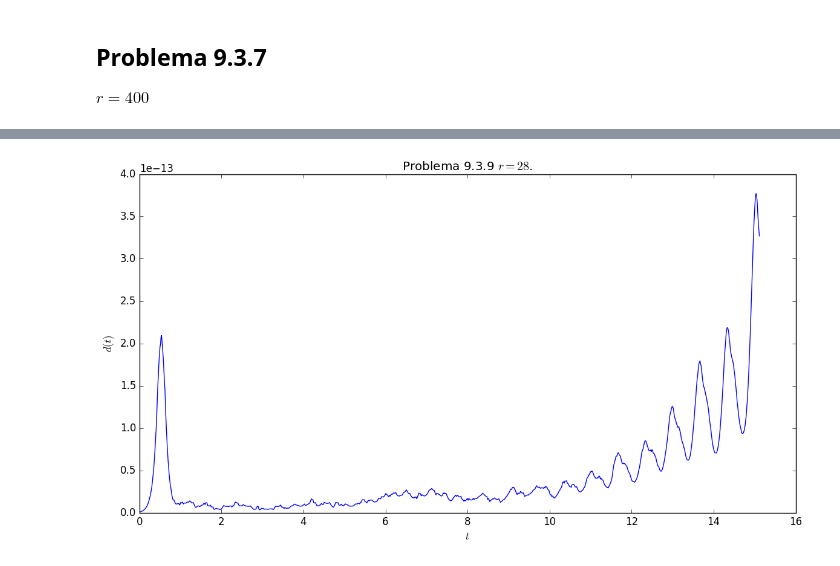
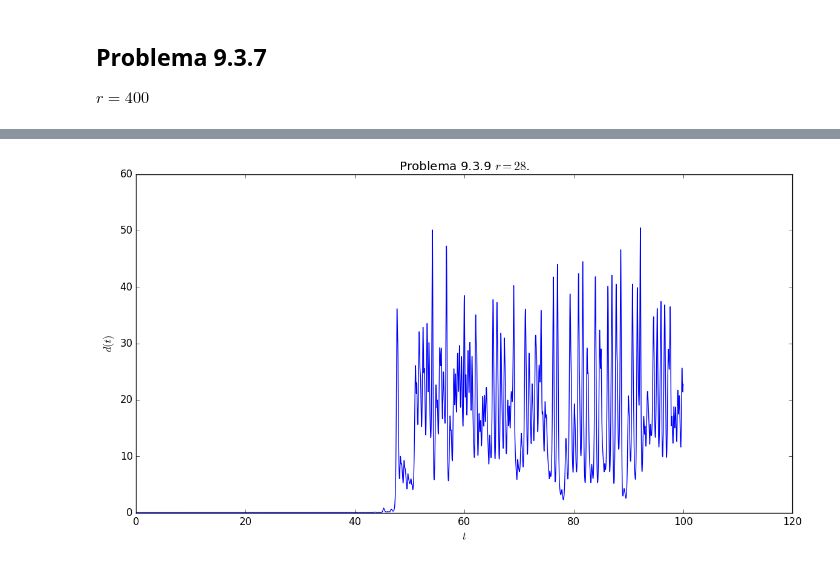
Before and after one commit to sontanon/ProyectoLorenz, a Jupyter notebook: Lorenz.ipynb, the cells around one changed output, grey strips where cells are left out. Drawn from its saved outputs; the diff is of its cells as text; code cells hidden in the pictures.

```diff
--- a/Lorenz.ipynb
+++ b/Lorenz.ipynb
@@ -320,11 +157,12 @@ t, x1, y1, z1, x2, y2, z2 = diflorenz(0.0,100,0.1,0.1,0.1,0.1+1.0e-15,0.1,0.1,r,
 # %%
 d = [sqrt((x1[i]-x2[i])^2 + (y1[i]-y2[i])^2 + (z1[i]-z2[i])^2) for i in range(1,length(x1))]
+ld = [log(d[i]) for i in range(1,length(d))]
 
 fig = figure("taylor_solution", figsize=(14,7))
-plt.plot(t[1:800],d[1:800]);
+plt.plot(t,d);
 plt.ylabel(L"$d(t)$");
 plt.xlabel(L"$t$");
 plt.title(L"Problema 9.3.9 $r = 28$.");
 show()
 # %% [output]
-[figure, old version]
+[figure, new version]
```
Also changed, not shown: parts of 25 cells of this notebook, 1 other file.
